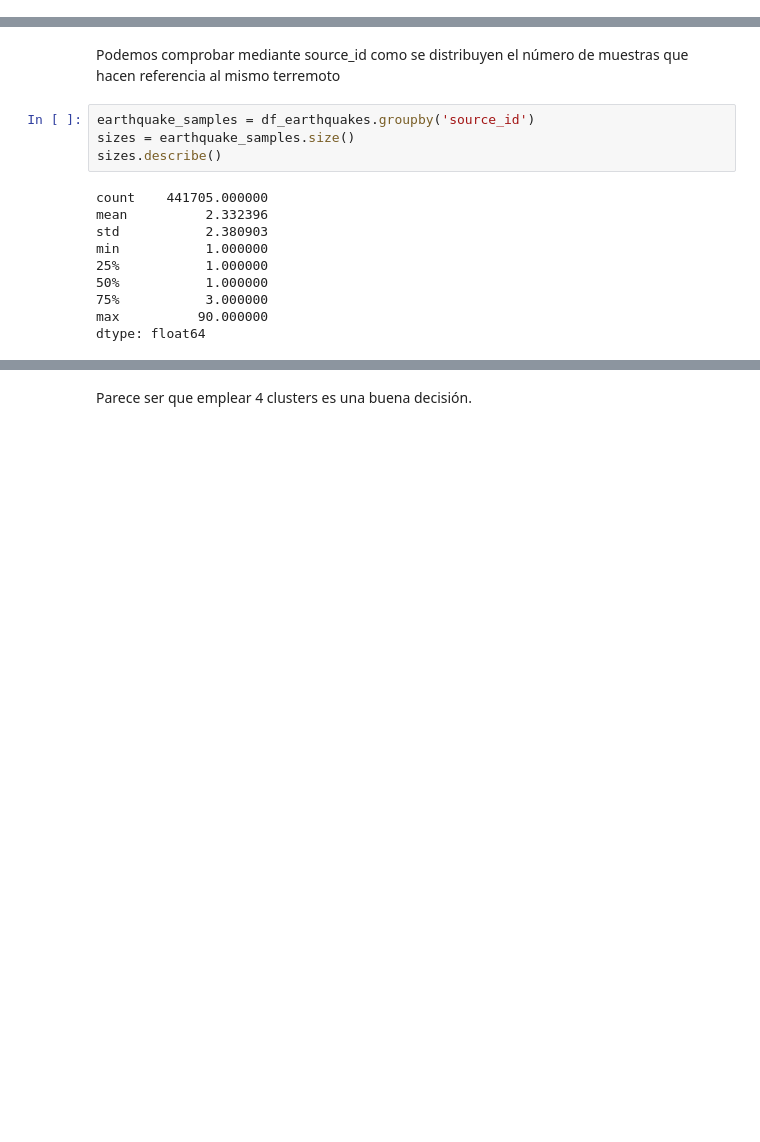
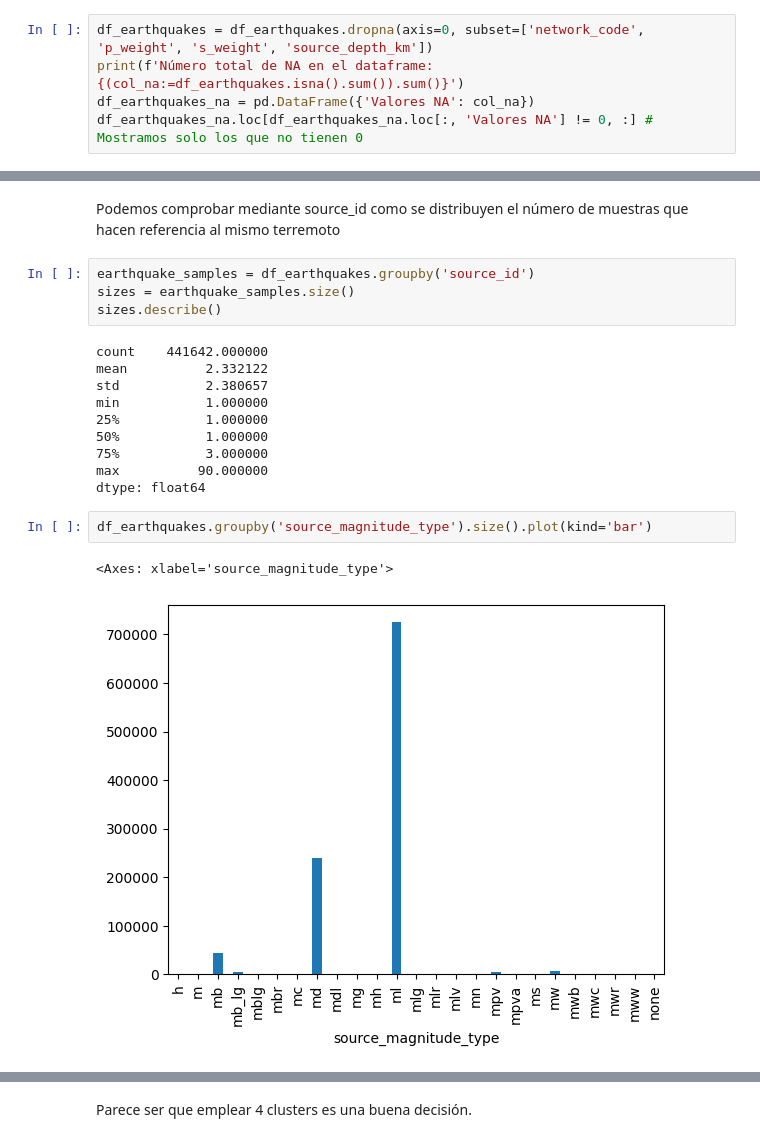
Before and after one commit to Alf-caput/ProyectoFinal_Capstone, a Jupyter notebook: capstone.ipynb, the cells around one changed output, grey strips where cells are left out. Drawn from its saved outputs; the diff is of its cells as text; blank space fills up the shorter version.

```diff
--- a/capstone.ipynb
+++ b/capstone.ipynb
@@ -197,0 +286,5 @@ Número total de NA en el dataframe: 5165058
+# %%
+df_earthquakes = df_earthquakes.dropna(axis=0, subset=['network_code', 'p_weight', 's_weight', 'source_depth_km'])
+print(f'Número total de NA en el dataframe: {(col_na:=df_earthquakes.isna().sum()).sum()}')
+df_earthquakes_na = pd.DataFrame({'Valores NA': col_na})
+df_earthquakes_na.loc[df_earthquakes_na.loc[:, 'Valores NA'] != 0, :] # Mostramos solo los que no tienen 0
@@ -202,12 +305,17 @@ earthquake_samples = df_earthquakes.groupby('source_id')
 sizes = earthquake_samples.size()
 sizes.describe()
 # %% [output]
-count    441705.000000
-mean          2.332396
-std           2.380903
+count    441642.000000
+mean          2.332122
+std           2.380657
 min           1.000000
 25%           1.000000
 50%           1.000000
 75%           3.000000
 max          90.000000
 dtype: float64
+# %%
+df_earthquakes.groupby('source_magnitude_type').size().plot(kind='bar')
+# %% [output]
+<Axes: xlabel='source_magnitude_type'>
+[figure, added]
```
Also changed, not shown: parts of 22 cells of this notebook.
